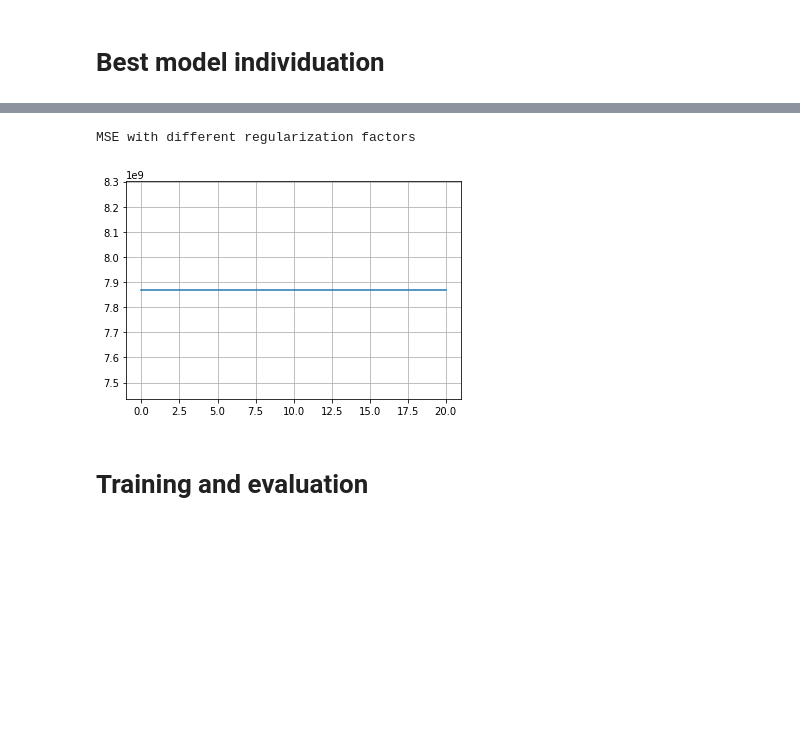
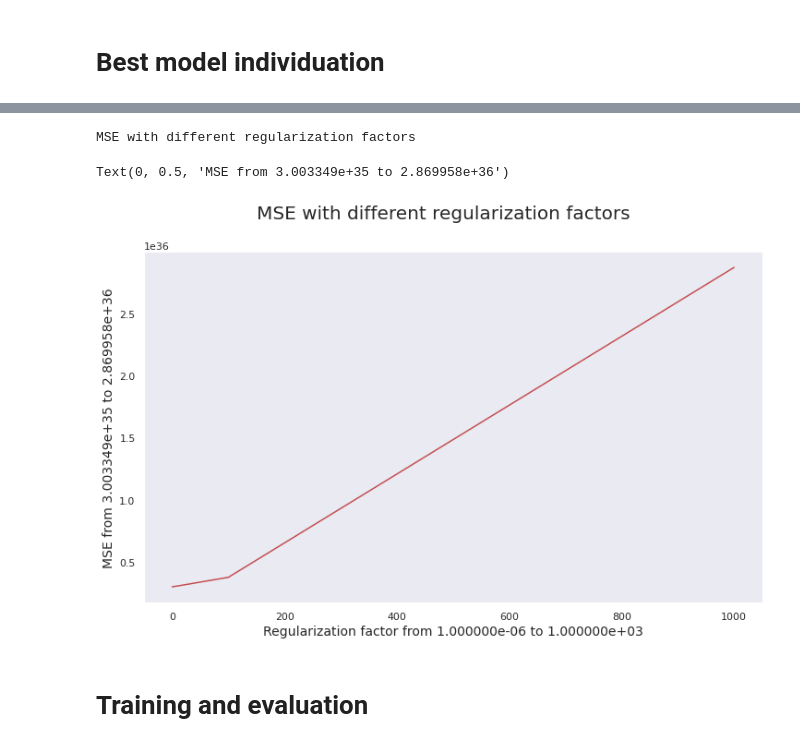
Before and after one commit to davidegavio/amd-sm2l-project, a Jupyter notebook: amd_sm2l_project_notebook.ipynb, the cells around one changed output, grey strips where cells are left out. Saved outputs shown, nothing was run; the diff lists cells and outputs as text; code cells hidden in the pictures; blank space fills up the shorter version.

```diff
--- a/amd_sm2l_project_notebook.ipynb
+++ b/amd_sm2l_project_notebook.ipynb
@@ -292,12 +309,11 @@ Wall time: 25.7 s
 # %%
 %%time
-print('Choosing top features, assembling and scaling values')
+print('Choosing top features and assembling vectors')
 feature_columns = df.columns
 feature_columns.remove(label_to_predict)
 features_assembler = VectorAssembler(inputCols=feature_columns, outputCol='features')
 feature_selector = ChiSqSelector(numTopFeatures=50, featuresCol="features", outputCol="selected_features", labelCol=label_to_predict)
 target_assembler = VectorAssembler(inputCols=[label_to_predict], outputCol='target')
-features_standardscaler = StandardScaler(inputCol='selected_features', outputCol='scaled_features', withStd=True, withMean=True)
-df = Pipeline(stages=[features_assembler, target_assembler, feature_selector, features_standardscaler]).fit(df).transform(df)
+df = Pipeline(stages=[features_assembler, target_assembler, feature_selector]).fit(df).transform(df)
 print(f"The shape is {df.count():d} rows by {feature_selector.getNumTopFeatures():d} columns.")
 print('==> Done\n')
@@ -303,0 +347,11 @@ print('==> Done\n')
+# %%
+%%time
+print('Standardizing and splitting the dataset')
+to_split_df = df.select('target', 'selected_features')
+to_label_train_set, to_label_validation_set, to_label_test_set = to_split_df.randomSplit(weights=[.6, .2, .2], seed=6)
+features_standardscaler = StandardScaler(inputCol='selected_features', outputCol='scaled_features', withStd=True, withMean=True)
+target_standardscaler = StandardScaler(inputCol='target', outputCol='scaled_target', withStd=True, withMean=True)
+model = Pipeline(stages=[features_standardscaler, target_standardscaler]).fit(to_label_train_set)
+scaled_training_set = model.transform(to_label_train_set)
+scaled_validation_set = model.transform(to_label_validation_set)
+scaled_test_set = model.transform(to_label_test_set)
@@ -304,10 +382,12 @@ print('==> Done\n')
 # %%
 %%time
 print('Creating labeled points')
-to_label_df = df.select('target', 'scaled_features')
-labeled_data = to_label_df.rdd.map(lambda row: to_labeledpoint(row))
-print('Splitting in training set, validation set and test set')
-labeled_train_df, labeled_validation_df, labeled_test_df = labeled_data.randomSplit(weights=[.6, .2, .2], seed=6)
+to_label_train = scaled_training_set.select('scaled_target', 'scaled_features')
+to_label_validation = scaled_validation_set.select('scaled_target', 'scaled_features')
+to_label_test = scaled_test_set.select('scaled_target', 'scaled_features')
+labeled_train_df = to_label_train.rdd.map(lambda row: to_labeledpoint(row))
+labeled_validation_df = to_label_validation.rdd.map(lambda row: to_labeledpoint(row))
+labeled_test_df = to_label_test.rdd.map(lambda row: to_labeledpoint(row))
 labeled_train_df = labeled_train_df.repartition(num_partitions)
 labeled_validation_df = labeled_validation_df.repartition(num_partitions)
 labeled_test_df = labeled_test_df.repartition(num_partitions)
@@ -333,7 +426,7 @@ mean_squared_errors = []
 for candidate_reg_factor in progressbar(alphas):
   print('Trying using {} as regularization factor'.format(candidate_reg_factor))
   mean_squared_error = 0
-  candidate_rr = SparkRidgeRegression(n_iterations=n_iterations, learning_rate=learning_rate, reg_factor=candidate_reg_factor)
+  candidate_rr = SparkRidgeRegression(n_iterations=n_iterations, learning_rate=0.00001, reg_factor=candidate_reg_factor)
   candidate_rr.fit(labeled_train_df)
   print('Validating')
   candidate_pred = labeled_validation_df.map(lambda prediction: candidate_rr.predict(prediction))
@@ -343,4 +436,5 @@ for candidate_reg_factor in progressbar(alphas):
     print('Currently best regularization factor: {}'.format(candidate_reg_factor))
     best_reg_factor = candidate_reg_factor
     lowest_error = mean_squared_error
+alpha = best_reg_factor
 print('Grid search terminated, chosen regularization factor: {}'.format(best_reg_factor))
@@ -347,9 +463,15 @@ print('Grid search terminated, chosen regularization factor: {}'.format(best_reg
-# %%
-print('MSE with different regularization factors')
-sn.lineplot(alphas, mean_squared_errors).grid()
-# %% [output]
-MSE with different regularization factors
-[figure, removed]
+# %%
+print('MSE with different regularization factors')
+fig = plt.figure(figsize = (12, 7))
+g = sn.lineplot(x=alphas, y=mean_squared_errors, color = 'r').grid()
+fig.suptitle('MSE with different regularization factors', fontsize = 20)
+plt.xlabel('Regularization factor from {:e} to {:e}'.format(min(alphas), max(alphas)), fontsize = 14)
+plt.ylabel('MSE from {:e} to {:e}'.format(min(mean_squared_errors), max(mean_squared_errors)), fontsize = 14)
+# plt.xticks(alphas, mean_squared_errors)
+# %% [output]
+MSE with different regularization factors
+Text(0, 0.5, 'MSE from 3.003349e+35 to 2.869958e+36')
+[figure, added]
 # %% [markdown]
 # Training and evaluation
 # %%
```
Also changed, not shown: parts of 30 cells of this notebook.
